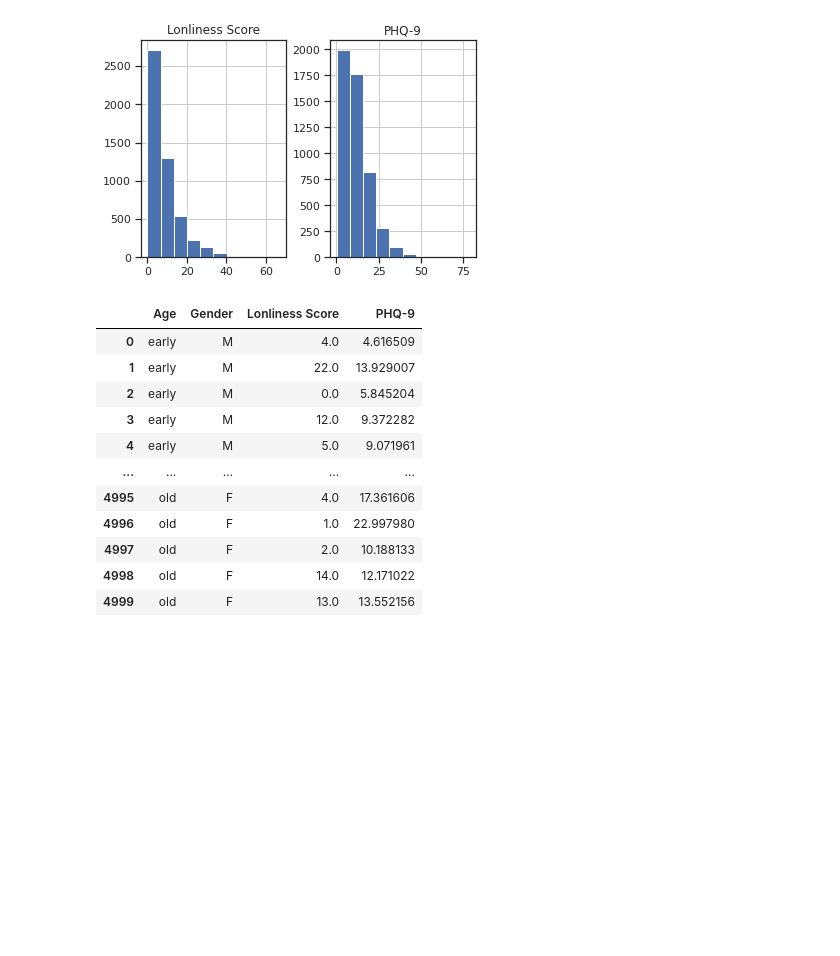
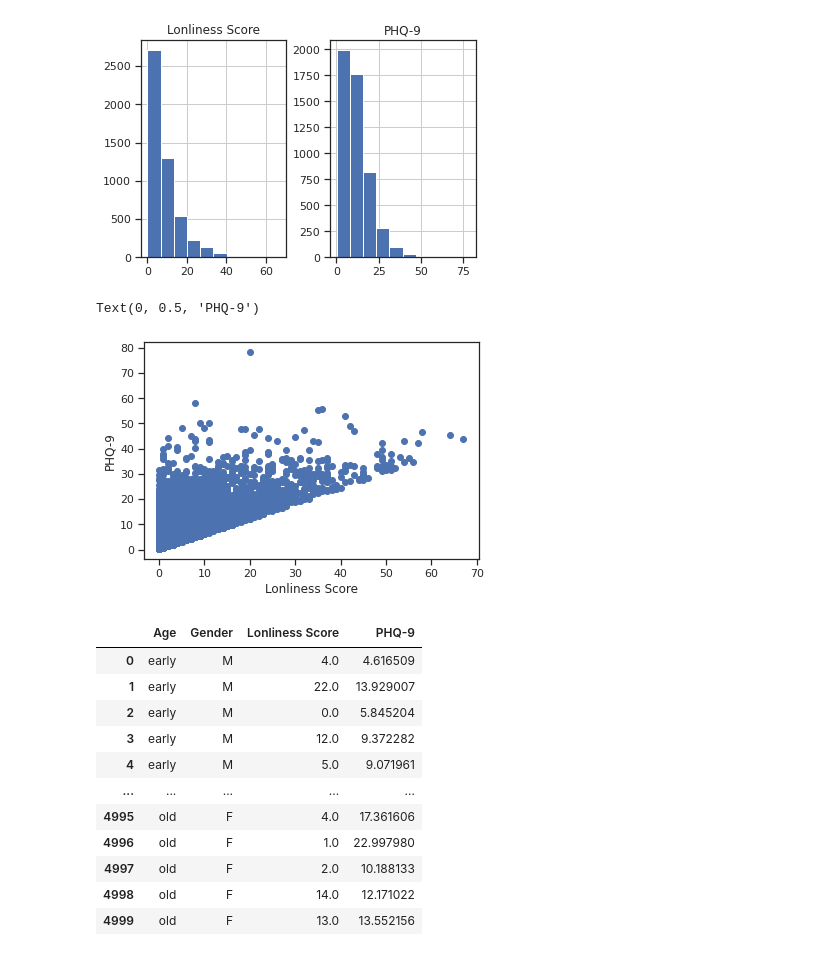
Before and after one commit to RobinTeotia/Data-Analysis-with-Python, a Jupyter notebook: BC_Data.ipynb, the cells around one changed output. Saved outputs shown, nothing was run; the diff lists cells and outputs as text; code cells hidden in the pictures; blank space fills up the shorter version.

```diff
--- a/BC_Data.ipynb
+++ b/BC_Data.ipynb
@@ -282,6 +282,13 @@ array([[<matplotlib.axes._subplots.AxesSubplot object at 0x...>,
         <matplotlib.axes._subplots.AxesSubplot object at 0x...>]],
       dtype=object)
 [figure]
+# %%
+plt.scatter(df['Lonliness Score'],df['PHQ-9'])
+plt.xlabel('Lonliness Score')
+plt.ylabel('PHQ-9')
+# %% [output]
+Text(0, 0.5, 'PHQ-9')
+[figure, added]
 # %%
 df=df.drop(['Depression score'], axis=1)
 df=pd.concat([df,dfc], axis=1)
```
Also changed, not shown: parts of 1 cell of this notebook.
